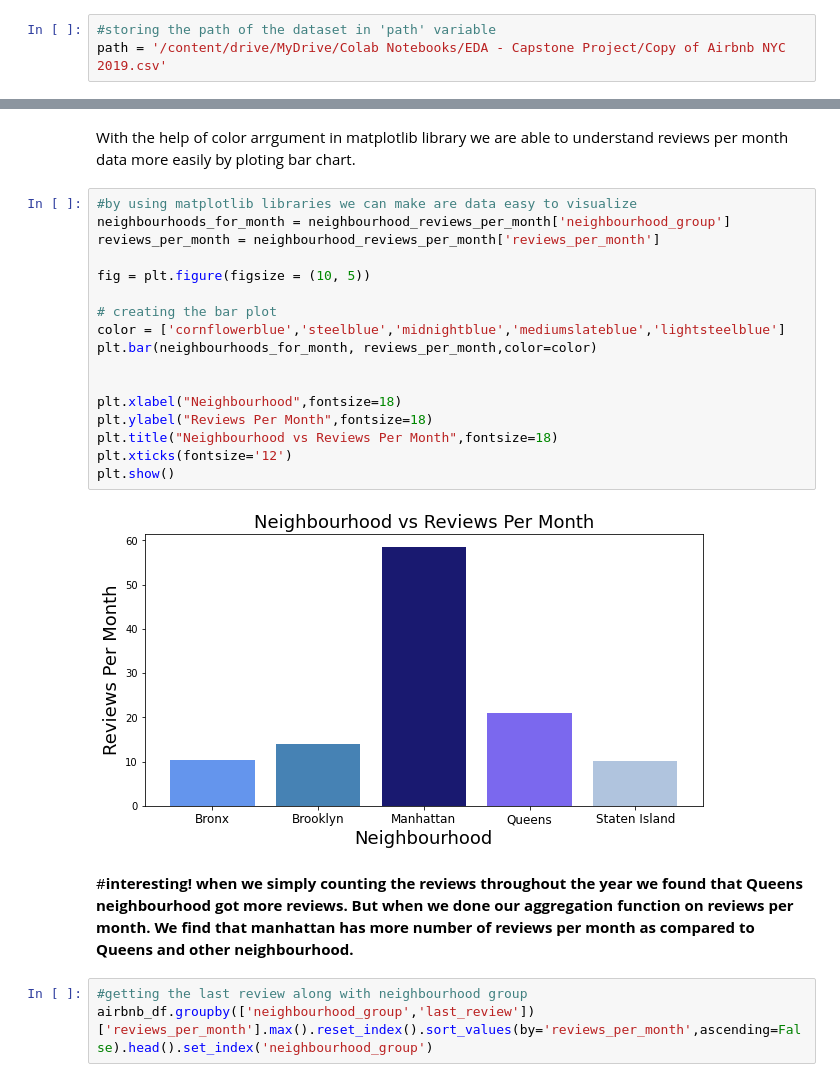
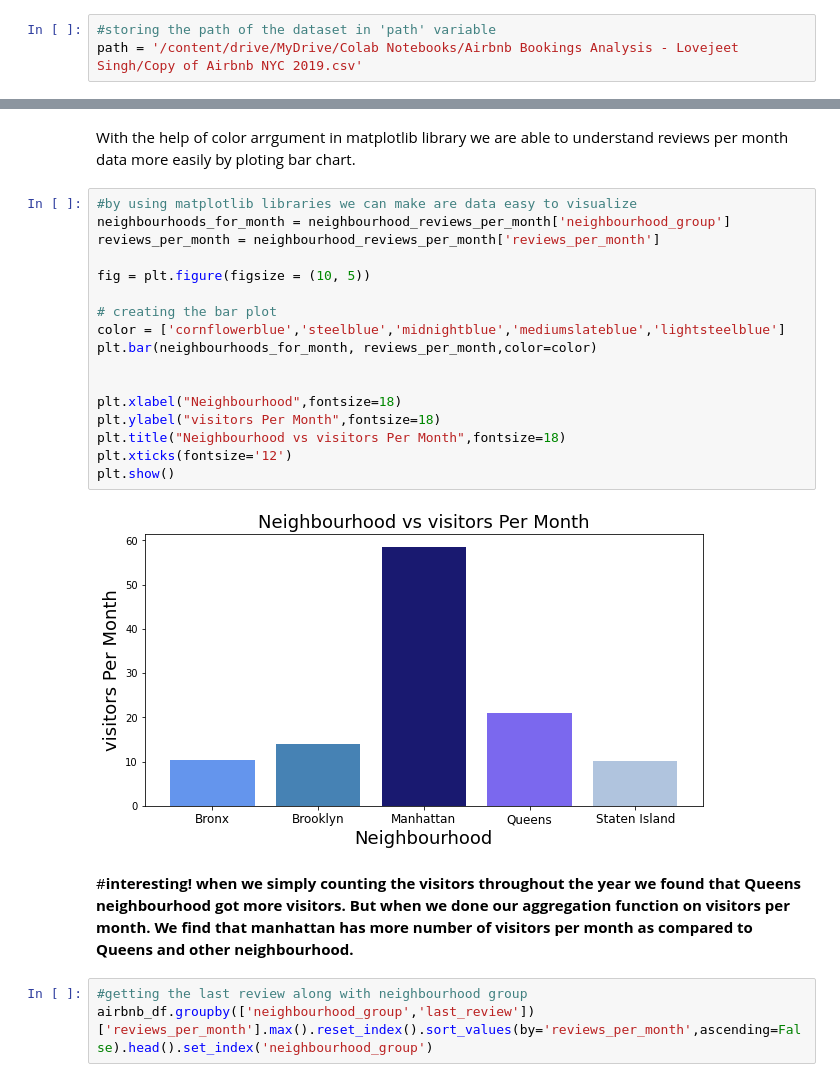
Before and after one commit to Lovejeet-Singh-31/EDA-on-Airbnb-NYC-2019, a Jupyter notebook: Airbnb_Bookings_Analysis_Capstone_Project_Solutions.ipynb, the cells around one changed output, grey strips where cells are left out. Drawn from its saved outputs; the diff is of its cells as text.

Commit message:
First commit Airbnb Bookings

```diff
--- a/Airbnb_Bookings_Analysis_Capstone_Project_Solutions.ipynb
+++ b/Airbnb_Bookings_Analysis_Capstone_Project_Solutions.ipynb
@@ -36,7 +36,7 @@ Mounted at /content/drive
 In Airbnb dataset we have informations such as id, host id, hosts name along with their listing and price, neighbourhood, neighbourhood group, minimum nights, geographical coordinates, number of reviews, reviews per month and availability 365.
 # %%
 #storing the path of the dataset in 'path' variable
-path = '/content/drive/MyDrive/Colab Notebooks/EDA - Capstone Project/Copy of Airbnb NYC 2019.csv'
+path = '/content/drive/MyDrive/Colab Notebooks/Airbnb Bookings Analysis - Lovejeet Singh/Copy of Airbnb NYC 2019.csv'
 # %% [markdown]
 Now we ready to read our airbnb.csv file using pandas library funtion.
 # %%
@@ -299,24 +299,24 @@ With the help of color arrgument in matplotlib library we are able to understand
 # %%
 #by using matplotlib libraries we can make are data easy to visualize
 neighbourhoods_for_month = neighbourhood_reviews_per_month['neighbourhood_group']
 reviews_per_month = neighbourhood_reviews_per_month['reviews_per_month']
 
 fig = plt.figure(figsize = (10, 5))
 
 # creating the bar plot
 color = ['cornflowerblue','steelblue','midnightblue','mediumslateblue','lightsteelblue']
 plt.bar(neighbourhoods_for_month, reviews_per_month,color=color)
 
 
 plt.xlabel("Neighbourhood",fontsize=18)
-plt.ylabel("Reviews Per Month",fontsize=18)
-plt.title("Neighbourhood vs Reviews Per Month",fontsize=18)
+plt.ylabel("visitors Per Month",fontsize=18)
+plt.title("Neighbourhood vs visitors Per Month",fontsize=18)
 plt.xticks(fontsize='12')
 plt.show()
 # %% [output]
-[figure, old version]
+[figure, new version]
 # %% [markdown]
-#**interesting! when we simply counting the reviews throughout the year we found that Queens neighbourhood got more reviews. But when we done our aggregation function on reviews per month. We find that manhattan has more number of reviews per month as compared to Queens and other neighbourhood.**
+#**interesting! when we simply counting the visitors throughout the year we found that Queens neighbourhood got more visitors. But when we done our aggregation function on visitors per month. We find that manhattan has more number of visitors per month as compared to Queens and other neighbourhood.**
 # %%
 #getting the last review along with neighbourhood group
 airbnb_df.groupby(['neighbourhood_group','last_review'])['reviews_per_month'].max().reset_index().sort_values(by='reviews_per_month',ascending=False).head().set_index('neighbourhood_group')
```
Also changed, not shown: parts of 5 cells of this notebook.
